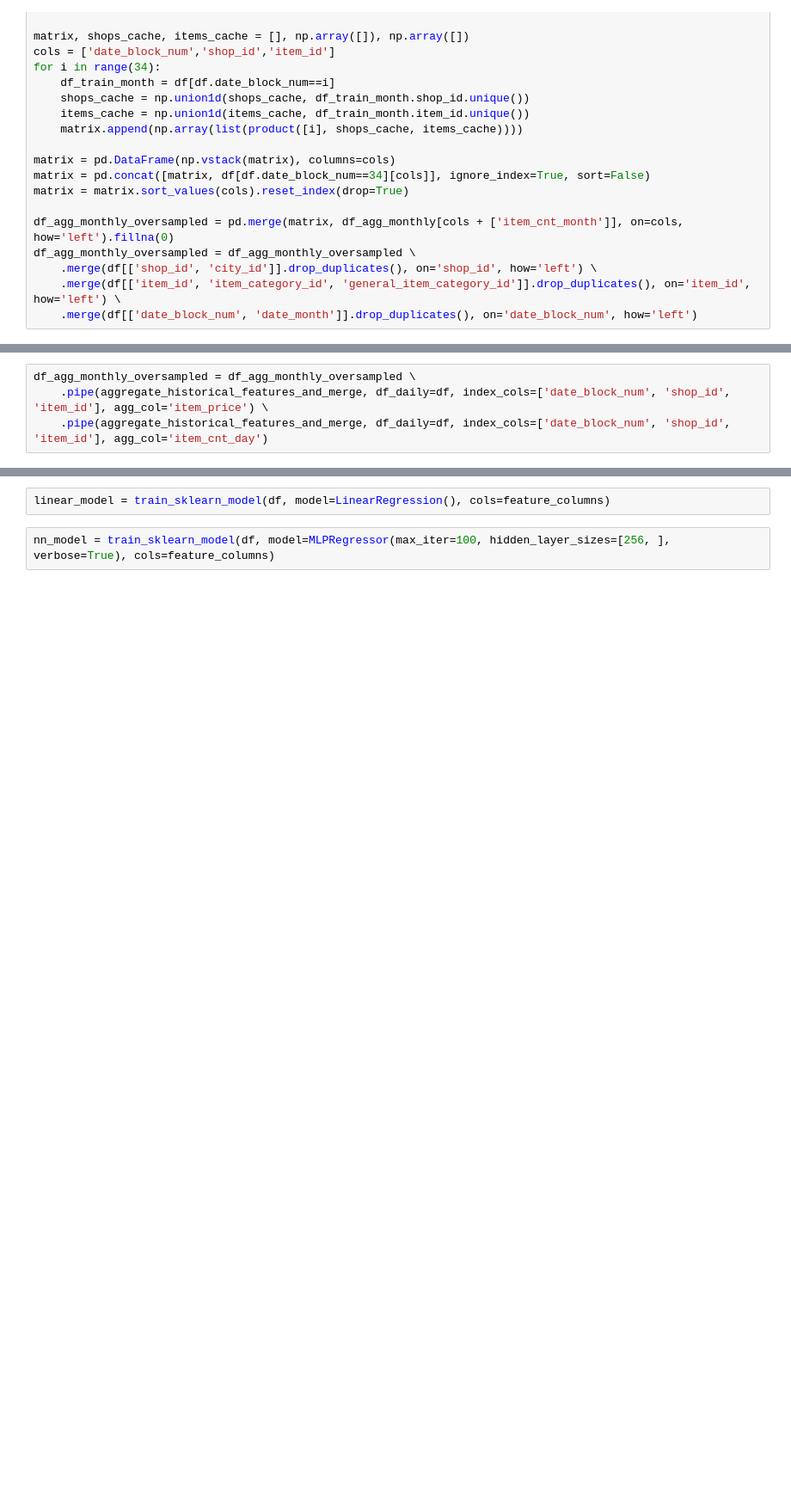
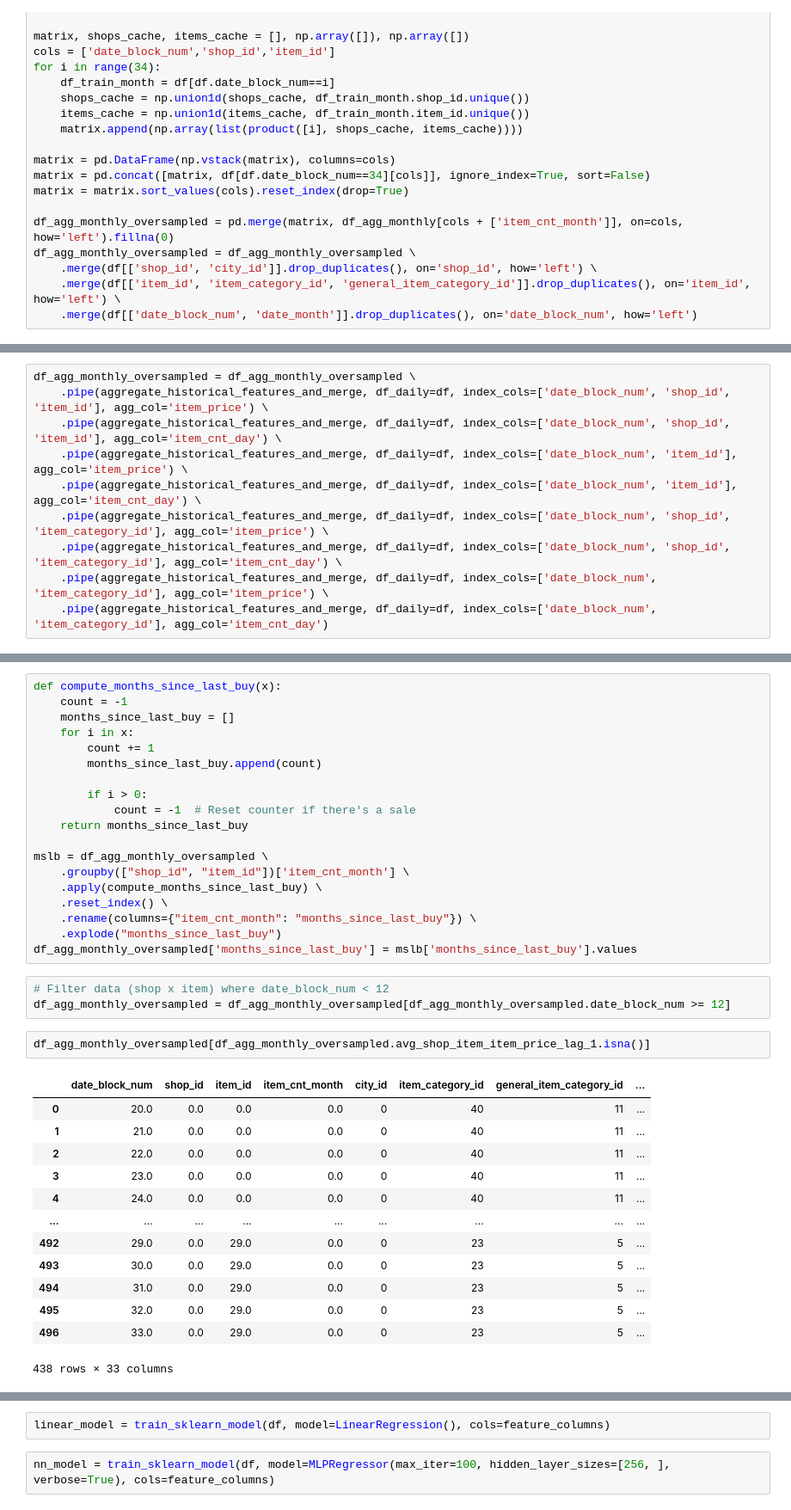
Before and after one commit to milymilek/sales-forecasting, a Jupyter notebook: notebooks/3_feature_engineering.ipynb, the cells around one changed output, grey strips where cells are left out. Shown at 86% size. Saved outputs shown, nothing was run; the diff lists cells and outputs as text; blank space fills up the shorter version.

```diff
--- a/notebooks/3_feature_engineering.ipynb
+++ b/notebooks/3_feature_engineering.ipynb
@@ -215,2 +259,12 @@ dtm
+# %%
+df_agg_monthly_oversampled = df_agg_monthly_oversampled \
+    .pipe(aggregate_historical_features_and_merge, df_daily=df, index_cols=['date_block_num', 'shop_id', 'item_id'], agg_col='item_price') \
+    .pipe(aggregate_historical_features_and_merge, df_daily=df, index_cols=['date_block_num', 'shop_id', 'item_id'], agg_col='item_cnt_day') \
+    .pipe(aggregate_historical_features_and_merge, df_daily=df, index_cols=['date_block_num', 'item_id'], agg_col='item_price') \
+    .pipe(aggregate_historical_features_and_merge, df_daily=df, index_cols=['date_block_num', 'item_id'], agg_col='item_cnt_day') \
+    .pipe(aggregate_historical_features_and_merge, df_daily=df, index_cols=['date_block_num', 'shop_id', 'item_category_id'], agg_col='item_price') \
+    .pipe(aggregate_historical_features_and_merge, df_daily=df, index_cols=['date_block_num', 'shop_id', 'item_category_id'], agg_col='item_cnt_day') \
+    .pipe(aggregate_historical_features_and_merge, df_daily=df, index_cols=['date_block_num', 'item_category_id'], agg_col='item_price') \
+    .pipe(aggregate_historical_features_and_merge, df_daily=df, index_cols=['date_block_num', 'item_category_id'], agg_col='item_cnt_day')
 # %%
 df_agg_monthly_oversampled
@@ -232,4 +284,0 @@ def aggregate_historical_features_and_merge(
-# %%
-df_agg_monthly_oversampled = df_agg_monthly_oversampled \
-    .pipe(aggregate_historical_features_and_merge, df_daily=df, index_cols=['date_block_num', 'shop_id', 'item_id'], agg_col='item_price') \
-    .pipe(aggregate_historical_features_and_merge, df_daily=df, index_cols=['date_block_num', 'shop_id', 'item_id'], agg_col='item_cnt_day')
@@ -426,0 +285,38 @@ print("Best Score:", study.best_value)
+# %%
+def compute_months_since_last_buy(x):
+    count = -1
+    months_since_last_buy = []
+    for i in x:
+        count += 1
+        months_since_last_buy.append(count)
+
+        if i > 0:
+            count = -1  # Reset counter if there's a sale
+    return months_since_last_buy
+
+mslb = df_agg_monthly_oversampled \
+    .groupby(["shop_id", "item_id"])['item_cnt_month'] \
+    .apply(compute_months_since_last_buy) \
+    .reset_index() \
+    .rename(columns={"item_cnt_month": "months_since_last_buy"}) \
+    .explode("months_since_last_buy")
+df_agg_monthly_oversampled['months_since_last_buy'] = mslb['months_since_last_buy'].values
+# %%
+# Filter data (shop x item) where date_block_num < 12
+df_agg_monthly_oversampled = df_agg_monthly_oversampled[df_agg_monthly_oversampled.date_block_num >= 12]
+# %%
+df_agg_monthly_oversampled[df_agg_monthly_oversampled.avg_shop_item_item_price_lag_1.isna()]
+# %% [output]
+|  | date_block_num | shop_id | item_id | item_cnt_month | city_id | item_category_id | general_item_category_id | ... |
+| 0 | 20.0 | 0.0 | 0.0 | 0.0 | 0 | 40 | 11 | ... |
+| 1 | 21.0 | 0.0 | 0.0 | 0.0 | 0 | 40 | 11 | ... |
+| 2 | 22.0 | 0.0 | 0.0 | 0.0 | 0 | 40 | 11 | ... |
+| 3 | 23.0 | 0.0 | 0.0 | 0.0 | 0 | 40 | 11 | ... |
+| 4 | 24.0 | 0.0 | 0.0 | 0.0 | 0 | 40 | 11 | ... |
+| ... | ... | ... | ... | ... | ... | ... | ... | ... |
+| 492 | 29.0 | 0.0 | 29.0 | 0.0 | 0 | 23 | 5 | ... |
+| 493 | 30.0 | 0.0 | 29.0 | 0.0 | 0 | 23 | 5 | ... |
+| 494 | 31.0 | 0.0 | 29.0 | 0.0 | 0 | 23 | 5 | ... |
+| 495 | 32.0 | 0.0 | 29.0 | 0.0 | 0 | 23 | 5 | ... |
+| 496 | 33.0 | 0.0 | 29.0 | 0.0 | 0 | 23 | 5 | ... |
+438 rows × 33 columns
```
Also changed, not shown: parts of 87 cells of this notebook, 12 other files.
